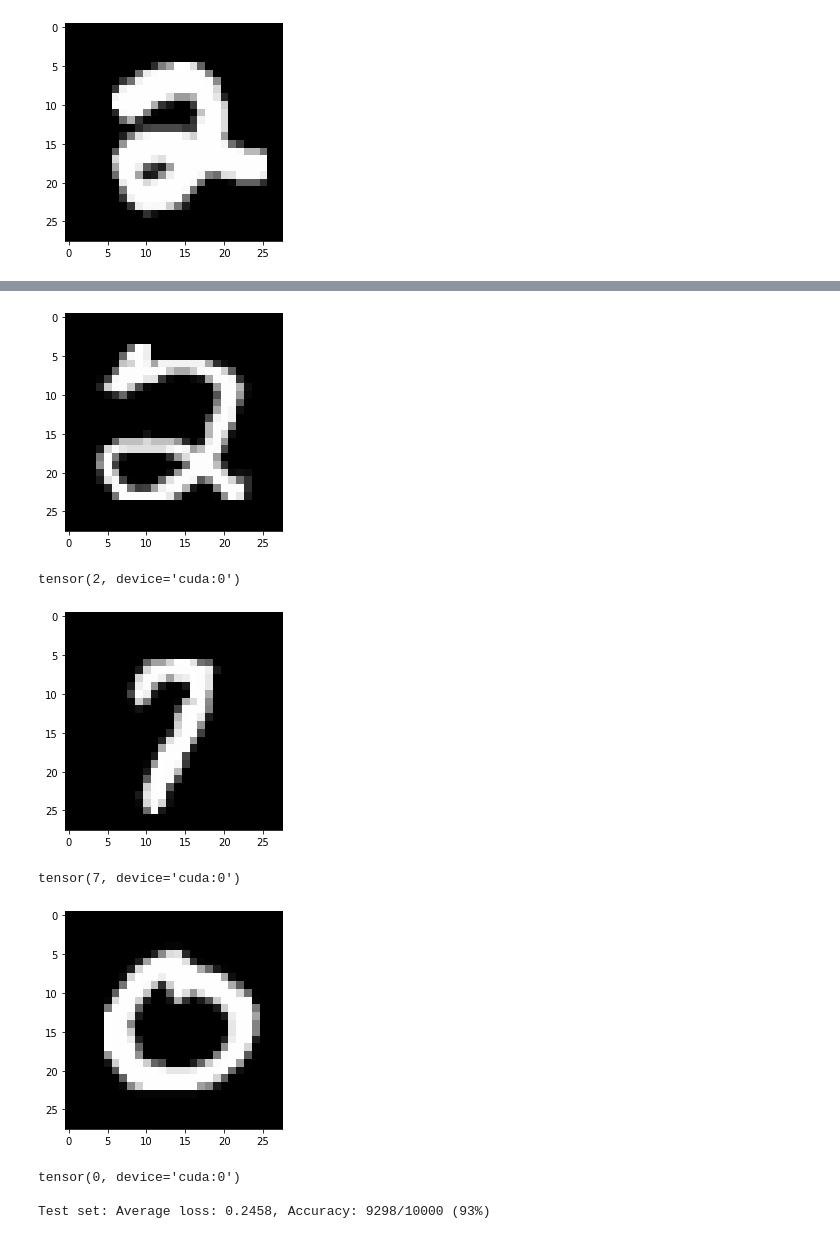
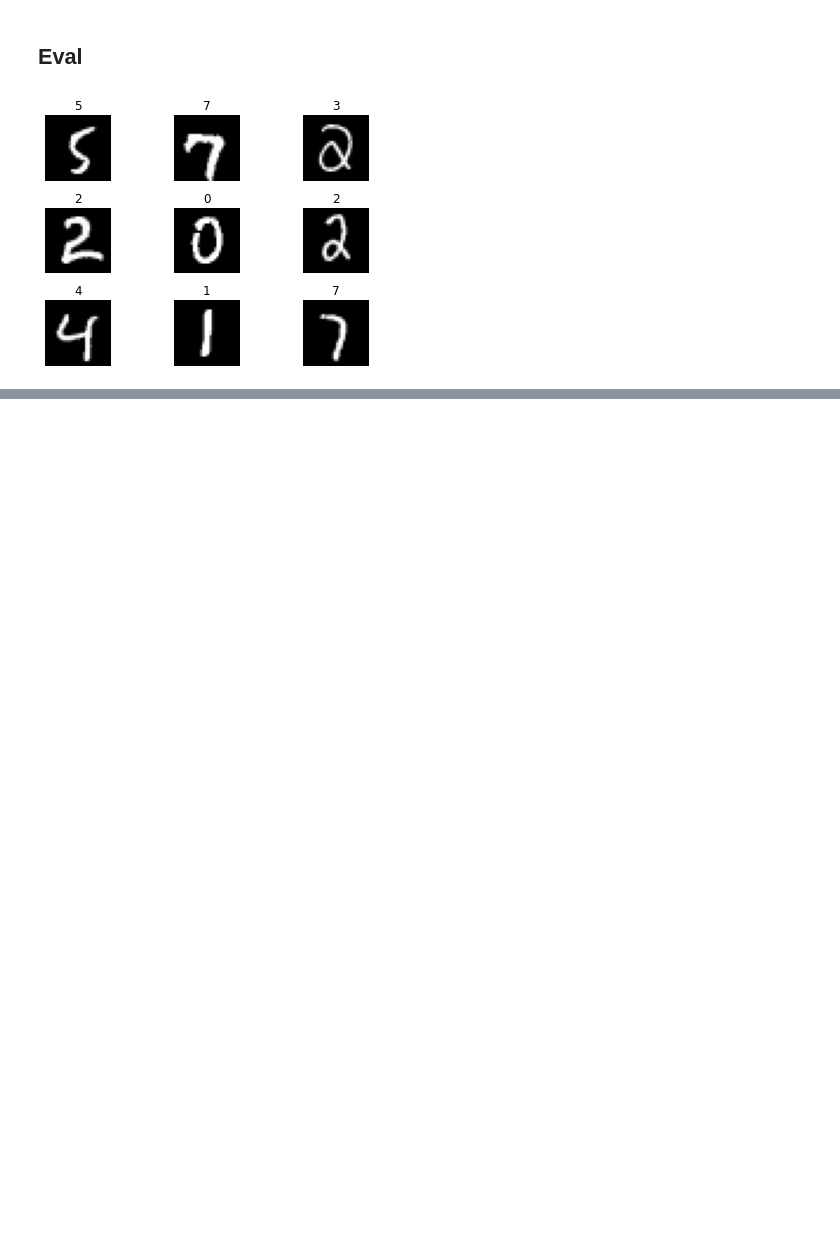
Before and after one commit to AIMLWG/AIML-tutorials, a Jupyter notebook: cv_tutorial.ipynb, the cells around one changed output, grey strips where cells are left out. Drawn from its saved outputs; the diff is of its cells as text; code cells hidden in the pictures; blank space fills up the shorter version.

```diff
--- a/cv_tutorial.ipynb
+++ b/cv_tutorial.ipynb
@@ -178,33 +271,43 @@ Test set: Average loss: 0.2458, Accuracy: 9298/10000 (93%)
+# %% [markdown]
+## Eval
 # %%
 import matplotlib.pyplot as plt
 # Plots are plotted inside the notebooks, 'inline'
 %matplotlib inline
+import numpy as np
 
 model.eval()
 test_loss = 0
 correct = 0
 pred = None
 dataset = None
 for data, target in test_loader:
     dataset = data
     if args['cuda']:
         data, target = data.cuda(), target.cuda()
     data, target = Variable(data, volatile=True), Variable(target)
     output = model(data)
 
     test_loss += F.nll_loss(output, target, size_average=False) #.data[0] # sum up batch loss
-    #print(test_loss)
+
     pred = output.data.max(1, keepdim=True)[1] # get the index of the max log-probability
 
     correct += pred.eq(target.data.view_as(pred)).long().cpu().sum()
 
-for i in range(4):
-    plt.imshow(dataset[i].numpy().reshape((28,28)), cmap='gray')
-    plt.show()
-    print(pred[i].data[0])
+figure = plt.figure() #figsize=(10, 8))
+cols, rows = 3, 3
+for i in range(1, cols * rows +1): #range(4):
+    figure.add_subplot(rows, cols, i)
+    plt.imshow(dataset[i-1].numpy().reshape((28,28)).squeeze(), cmap='gray')
+    label = np.asarray(pred[i-1].data[0].cpu())
+    plt.title(label)
+    plt.axis("off")
+figure.tight_layout()
+plt.show()
+
 test_loss /= len(test_loader.dataset)
 print('\nTest set: Average loss: {:.4f}, Accuracy: {}/{} ({:.0f}%)\n'.format(
     test_loss, correct, len(test_loader.dataset),
     100. * correct / len(test_loader.dataset)))
 # %% [output]
-[figure, old version]
+[figure, new version]
@@ -212,8 +314,0 @@ tensor(2, device='cuda:0')
-[figure, removed]
-tensor(2, device='cuda:0')
-[figure, removed]
-tensor(7, device='cuda:0')
-[figure, removed]
-tensor(0, device='cuda:0')
-
-Test set: Average loss: 0.2458, Accuracy: 9298/10000 (93%)
```
Also changed, not shown: parts of 14 cells of this notebook, 7 other files.
